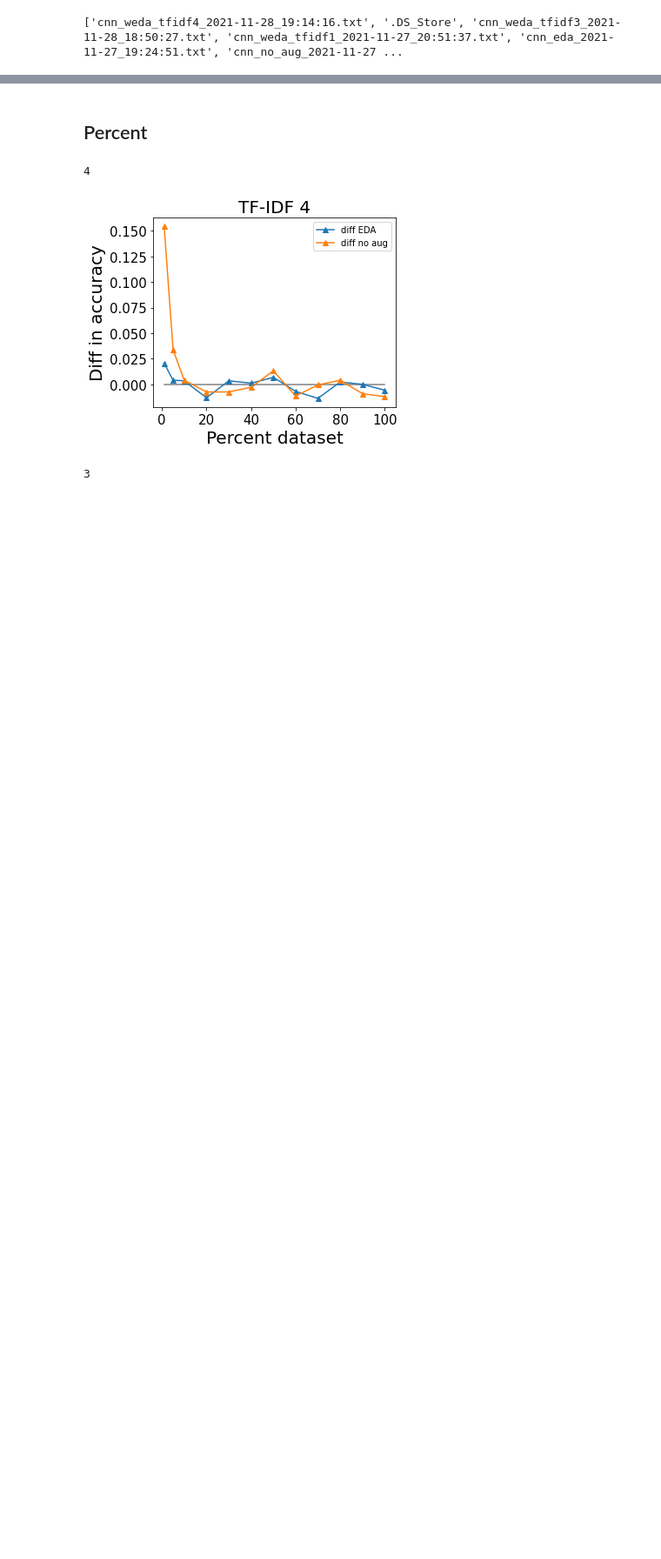
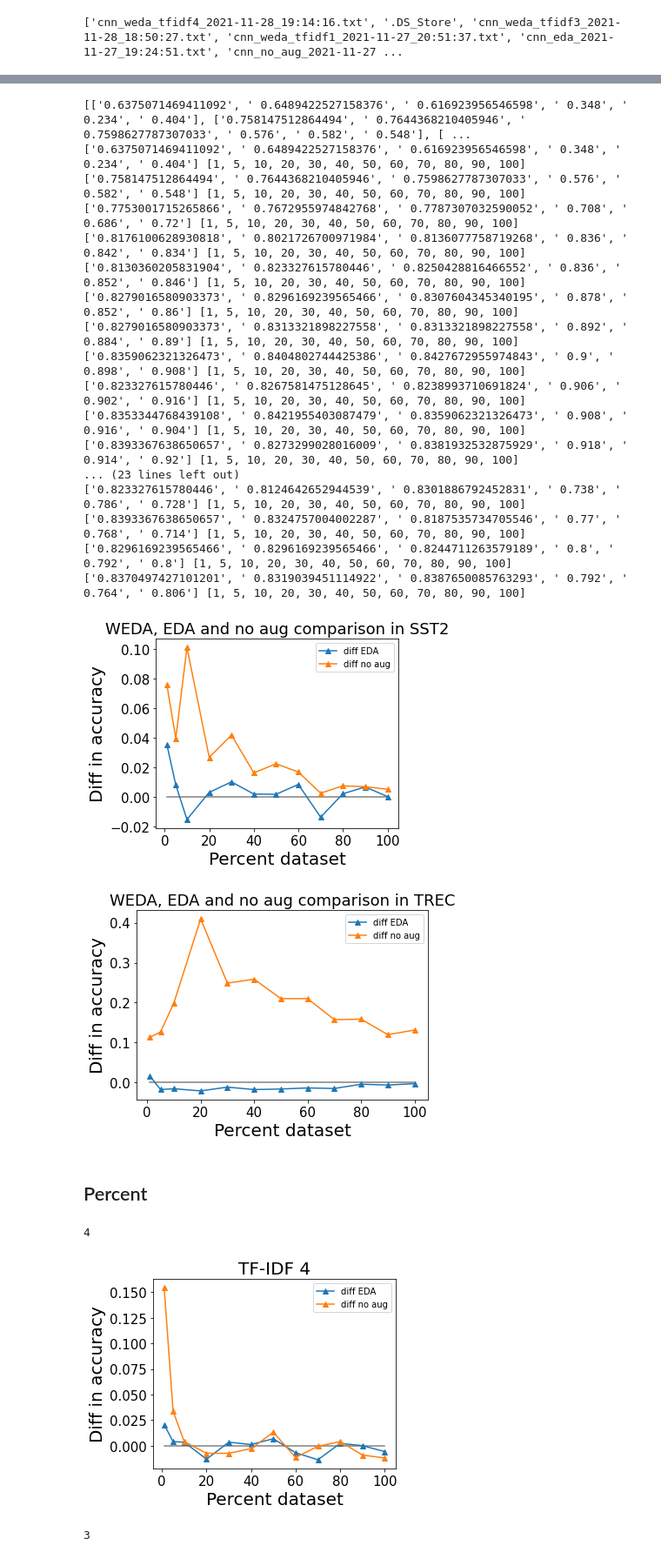
Before and after one commit to MarcelTorne/WEDA_nlp, a Jupyter notebook: Plot Creation.ipynb, the cells around one changed output, grey strips where cells are left out. Shown: that part at 87% size. Drawn from its saved outputs; the diff is of its cells as text; code cells hidden in the pictures; blank space fills up the shorter version.

Commit message:
Push trec and sst2 plots of trials

```diff
--- a/Plot Creation.ipynb
+++ b/Plot Creation.ipynb
@@ -10,3 +85,28 @@ filename = "./outputs_percent/cnn_eda_2021-11-27_19:24:51.txt"
+# %%
+weda_file = folder_name+"cnn_weda_tfidf_0_2021-12-05_20:25:40.txt"
+
+plt.figure(figsize=(5,4))
+plot_file(weda_file)
+# %% [output]
+[['0.6375071469411092', ' 0.6489422527158376', ' 0.616923956546598', ' 0.348', ' 0.234', ' 0.404'], ['0.758147512864494', ' 0.7644368210405946', ' 0.7598627787307033', ' 0.576', ' 0.582', ' 0.548'], [ ...
+['0.6375071469411092', ' 0.6489422527158376', ' 0.616923956546598', ' 0.348', ' 0.234', ' 0.404'] [1, 5, 10, 20, 30, 40, 50, 60, 70, 80, 90, 100]
+['0.758147512864494', ' 0.7644368210405946', ' 0.7598627787307033', ' 0.576', ' 0.582', ' 0.548'] [1, 5, 10, 20, 30, 40, 50, 60, 70, 80, 90, 100]
+['0.7753001715265866', ' 0.7672955974842768', ' 0.7787307032590052', ' 0.708', ' 0.686', ' 0.72'] [1, 5, 10, 20, 30, 40, 50, 60, 70, 80, 90, 100]
+['0.8176100628930818', ' 0.8021726700971984', ' 0.8136077758719268', ' 0.836', ' 0.842', ' 0.834'] [1, 5, 10, 20, 30, 40, 50, 60, 70, 80, 90, 100]
+['0.8130360205831904', ' 0.823327615780446', ' 0.8250428816466552', ' 0.836', ' 0.852', ' 0.846'] [1, 5, 10, 20, 30, 40, 50, 60, 70, 80, 90, 100]
+['0.8279016580903373', ' 0.8296169239565466', ' 0.8307604345340195', ' 0.878', ' 0.852', ' 0.86'] [1, 5, 10, 20, 30, 40, 50, 60, 70, 80, 90, 100]
+['0.8279016580903373', ' 0.8313321898227558', ' 0.8313321898227558', ' 0.892', ' 0.884', ' 0.89'] [1, 5, 10, 20, 30, 40, 50, 60, 70, 80, 90, 100]
+['0.8359062321326473', ' 0.8404802744425386', ' 0.8427672955974843', ' 0.9', ' 0.898', ' 0.908'] [1, 5, 10, 20, 30, 40, 50, 60, 70, 80, 90, 100]
+['0.823327615780446', ' 0.8267581475128645', ' 0.8238993710691824', ' 0.906', ' 0.902', ' 0.916'] [1, 5, 10, 20, 30, 40, 50, 60, 70, 80, 90, 100]
+['0.8353344768439108', ' 0.8421955403087479', ' 0.8359062321326473', ' 0.908', ' 0.916', ' 0.904'] [1, 5, 10, 20, 30, 40, 50, 60, 70, 80, 90, 100]
+['0.8393367638650657', ' 0.8273299028016009', ' 0.8381932532875929', ' 0.918', ' 0.914', ' 0.92'] [1, 5, 10, 20, 30, 40, 50, 60, 70, 80, 90, 100]
+... (23 lines left out)
+['0.823327615780446', ' 0.8124642652944539', ' 0.8301886792452831', ' 0.738', ' 0.786', ' 0.728'] [1, 5, 10, 20, 30, 40, 50, 60, 70, 80, 90, 100]
+['0.8393367638650657', ' 0.8324757004002287', ' 0.8187535734705546', ' 0.77', ' 0.768', ' 0.714'] [1, 5, 10, 20, 30, 40, 50, 60, 70, 80, 90, 100]
+['0.8296169239565466', ' 0.8296169239565466', ' 0.8244711263579189', ' 0.8', ' 0.792', ' 0.8'] [1, 5, 10, 20, 30, 40, 50, 60, 70, 80, 90, 100]
+['0.8370497427101201', ' 0.8319039451114922', ' 0.8387650085763293', ' 0.792', ' 0.764', ' 0.806'] [1, 5, 10, 20, 30, 40, 50, 60, 70, 80, 90, 100]
+[figure, added]
+[figure, added]
 # %% [markdown]
 ## Percent
 # %%
```
Also changed, not shown: parts of 2 cells of this notebook, 4 other files.
